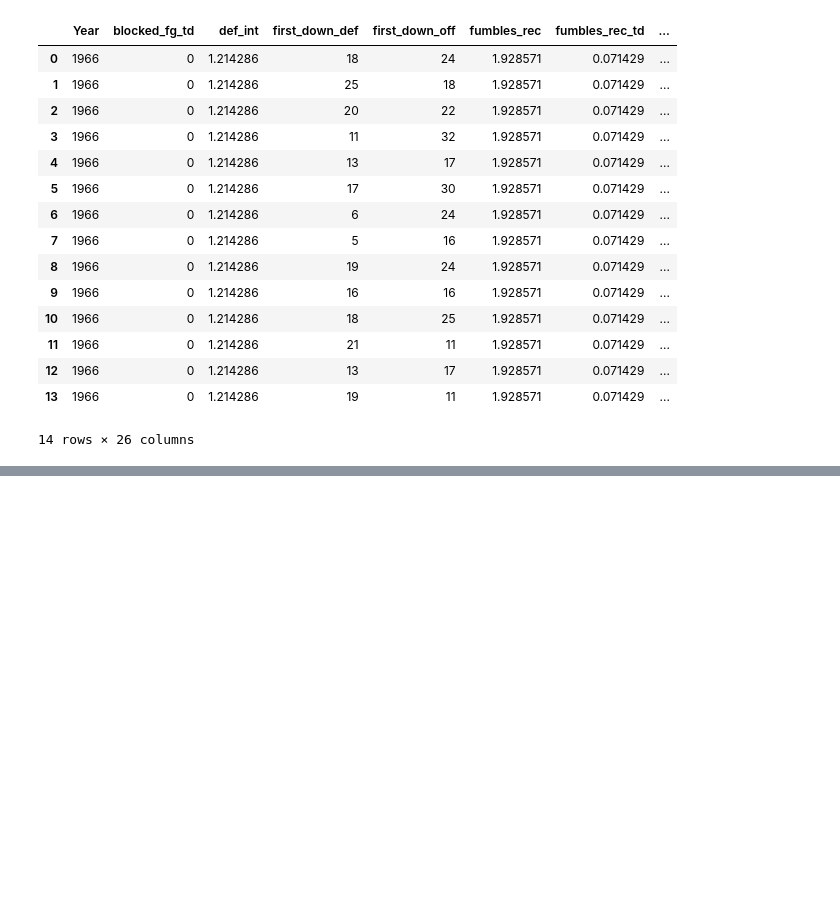
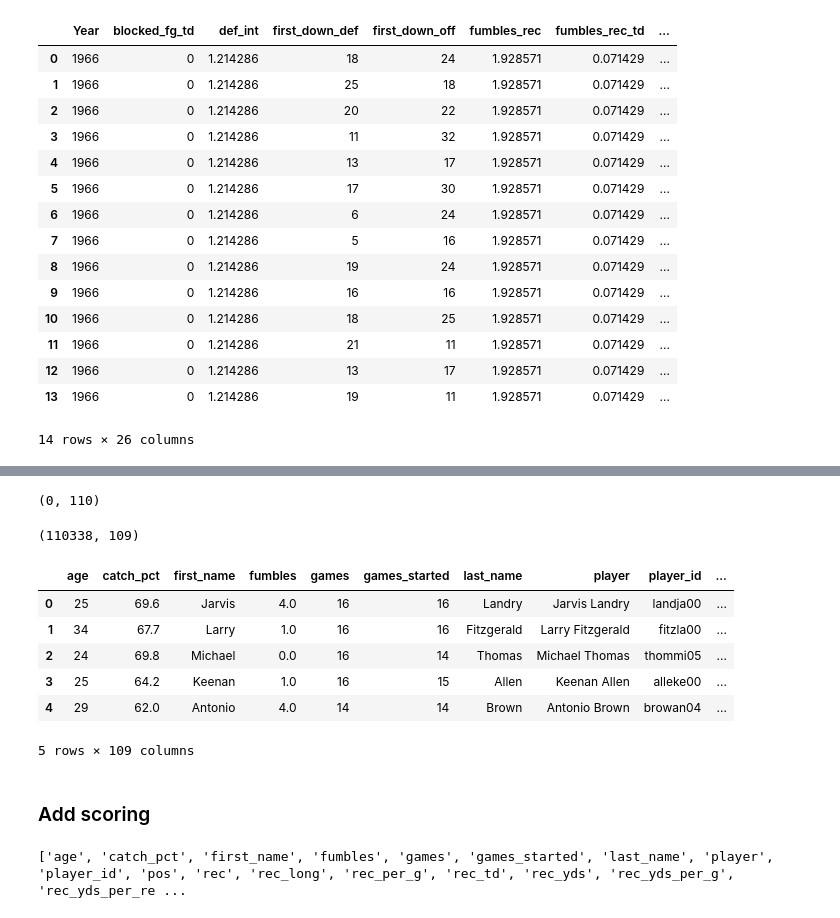
Before and after one commit to MichoelSnow/fantasy_football, a Jupyter notebook: notebooks/scraping.ipynb, the cells around one changed output, grey strips where cells are left out. Drawn from its saved outputs; the diff is of its cells as text; code cells hidden in the pictures; blank space fills up the shorter version.

```diff
--- a/notebooks/scraping.ipynb
+++ b/notebooks/scraping.ipynb
@@ -233,0 +816,13 @@ df
+# %%
+for yr in range(2015,1959,-1): #1960
+#     pg_url = os.path.join(bs_pg,str(yr),bs_receiving)
+    pg_url = '/'.join([bs_pg,str(yr),bs_receiving])
+    pg = urllib.request.urlopen(pg_url)
+    soup = BeautifulSoup(pg, 'html.parser')
+    receiving_list += plyr_recv(soup)
+    time.sleep(1)
+# %%
+df_recv = pd.DataFrame.from_dict(receiving_list)
+df_recv.rename(columns=rename_dict, inplace=True)
+df_recv.to_feather(f'{PATH}data/interim/df_players_scrape_receiving.feather')
+df_recv.shape, df_recv.player_id.nunique(), df_recv.player.nunique(), df_recv.year.min(), df_recv.year.max()
@@ -233,0 +941,5 @@ df
+# %%
+df_dup = df_plyr_merge.loc[df_plyr_merge.duplicated(subset=['id'], keep=False),:].sort_values(['player_id','year'])
+df_dup.shape
+# %% [output]
+(0, 110)
@@ -233,0 +950,21 @@ df
+# %%
+df_plyr_merge = df_recv.merge(df_rush, how='outer')
+df_plyr_merge = df_plyr_merge.merge(df_kick, how='outer')
+df_plyr_merge = df_plyr_merge.merge(df_pas, how='outer')
+df_plyr_merge = df_plyr_merge.merge(df_ret, how='outer')
+df_plyr_merge = df_plyr_merge.merge(df_scr, how='outer')
+df_plyr_merge = df_plyr_merge.merge(df_def, how='outer')
+df_plyr_merge.fillna(-888, inplace=True)
+df_plyr_merge.shape
+# %% [output]
+(110338, 109)
+# %%
+df_plyr_merge.head()
+# %% [output]
+|  | age | catch_pct | first_name | fumbles | games | games_started | last_name | player | player_id | ... |
+| 0 | 25 | 69.6 | Jarvis | 4.0 | 16 | 16 | Landry | Jarvis Landry | landja00 | ... |
+| 1 | 34 | 67.7 | Larry | 1.0 | 16 | 16 | Fitzgerald | Larry Fitzgerald | fitzla00 | ... |
+| 2 | 24 | 69.8 | Michael | 0.0 | 16 | 14 | Thomas | Michael Thomas | thommi05 | ... |
+| 3 | 25 | 64.2 | Keenan | 1.0 | 16 | 15 | Allen | Keenan Allen | alleke00 | ... |
+| 4 | 29 | 62.0 | Antonio | 4.0 | 14 | 14 | Brown | Antonio Brown | browan04 | ... |
+5 rows × 109 columns
@@ -233,0 +973,2 @@ df
+# %% [markdown]
+### Add scoring
@@ -233,0 +980,4 @@ df
+# %%
+print(list(df_ff_score.columns))
+# %% [output]
+['age', 'catch_pct', 'first_name', 'fumbles', 'games', 'games_started', 'last_name', 'player', 'player_id', 'pos', 'rec', 'rec_long', 'rec_per_g', 'rec_td', 'rec_yds', 'rec_yds_per_g', 'rec_yds_per_re ...
```
Also changed, not shown: parts of 73 cells of this notebook.
